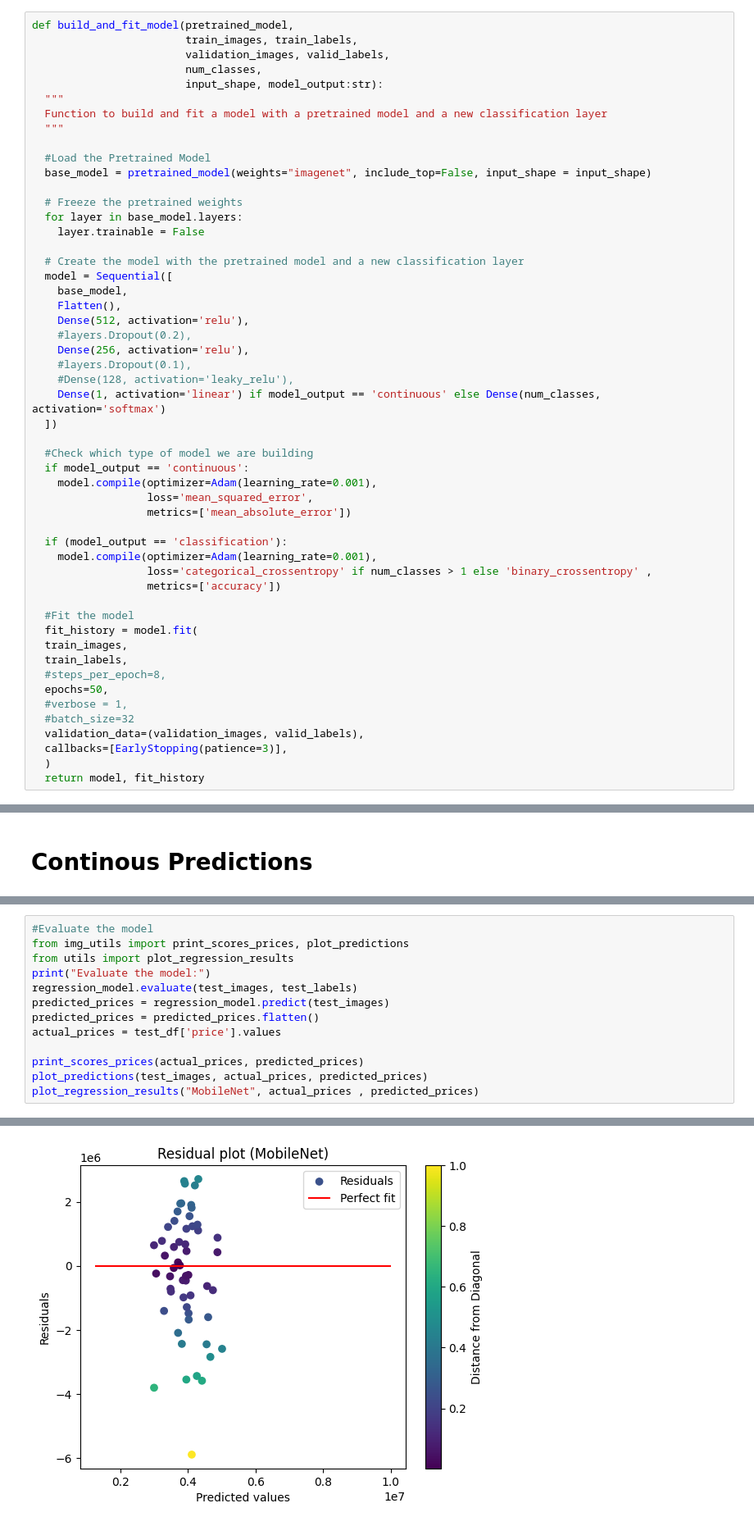
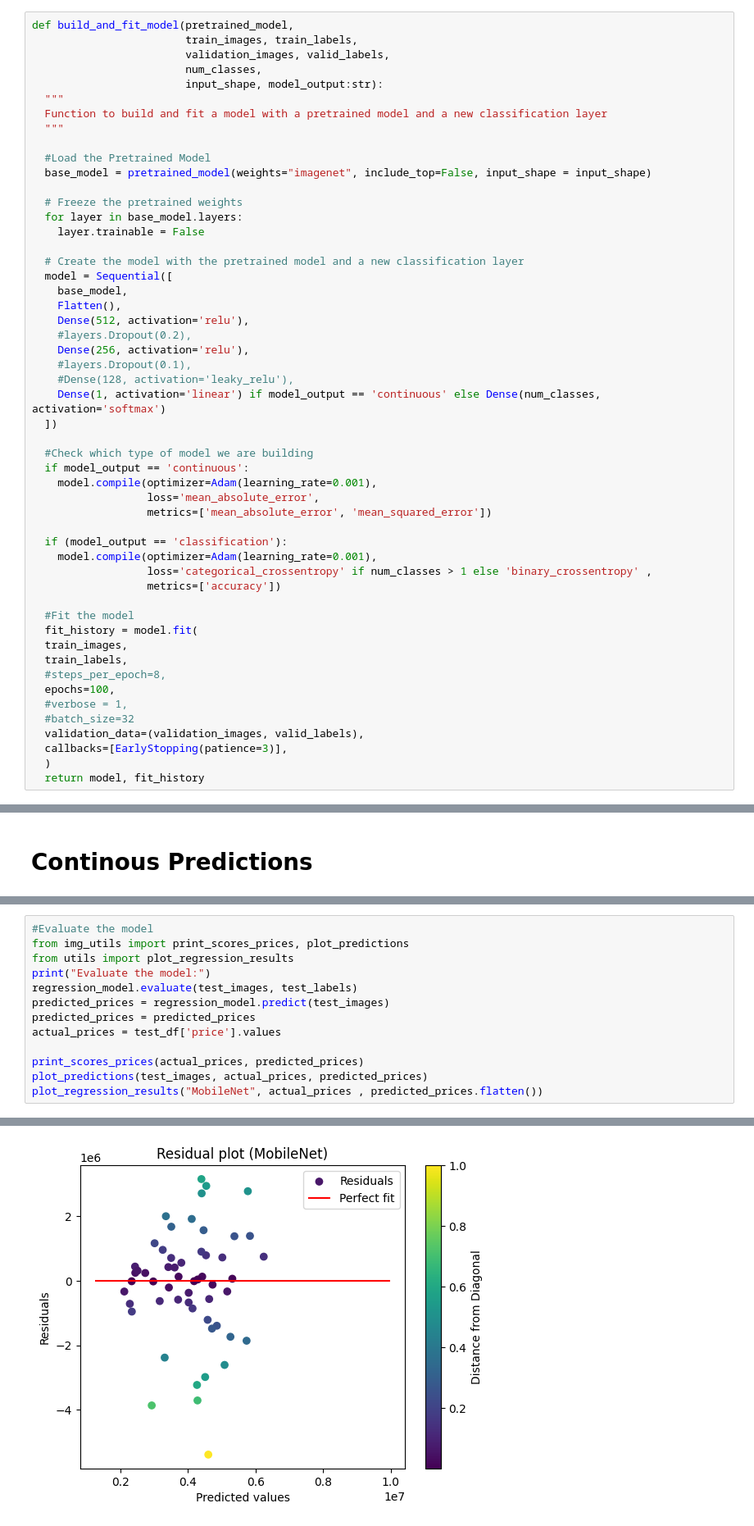
Before and after one commit to besplago/thesis-house-price-estimation, a Jupyter notebook: MobileNet.ipynb, the cells around one changed output, grey strips where cells are left out. Shown: that part at 82% size. Cells and saved outputs as stored; diff of their text form.

```diff
--- a/MobileNet.ipynb
+++ b/MobileNet.ipynb
@@ -153,8 +153,8 @@ def build_and_fit_model(pretrained_model,
   #Check which type of model we are building
   if model_output == 'continuous':
     model.compile(optimizer=Adam(learning_rate=0.001),
-                  loss='mean_squared_error',
-                  metrics=['mean_absolute_error'])
+                  loss='mean_absolute_error',
+                  metrics=['mean_absolute_error', 'mean_squared_error'])
 
   if (model_output == 'classification'):
     model.compile(optimizer=Adam(learning_rate=0.001),
@@ -166,7 +166,7 @@ def build_and_fit_model(pretrained_model,
   train_images,
   train_labels,
   #steps_per_epoch=8,
-  epochs=50,
+  epochs=100,
   #verbose = 1,
   #batch_size=32
   validation_data=(validation_images, valid_labels),
@@ -332,11 +326,11 @@ from utils import plot_regression_results
 print("Evaluate the model:")
 regression_model.evaluate(test_images, test_labels)
 predicted_prices = regression_model.predict(test_images)
-predicted_prices = predicted_prices.flatten()
+predicted_prices = predicted_prices
 actual_prices = test_df['price'].values
 
 print_scores_prices(actual_prices, predicted_prices)
 plot_predictions(test_images, actual_prices, predicted_prices)
-plot_regression_results("MobileNet", actual_prices , predicted_prices)
+plot_regression_results("MobileNet", actual_prices , predicted_prices.flatten())
 # %% [output]
 Evaluate the model:
@@ -350 +344 @@ Mean Squared Error: 3506495344148.34
-[figure, old version]
+[figure, new version]
```
Also changed, not shown: parts of 4 cells of this notebook, 2 other files.
